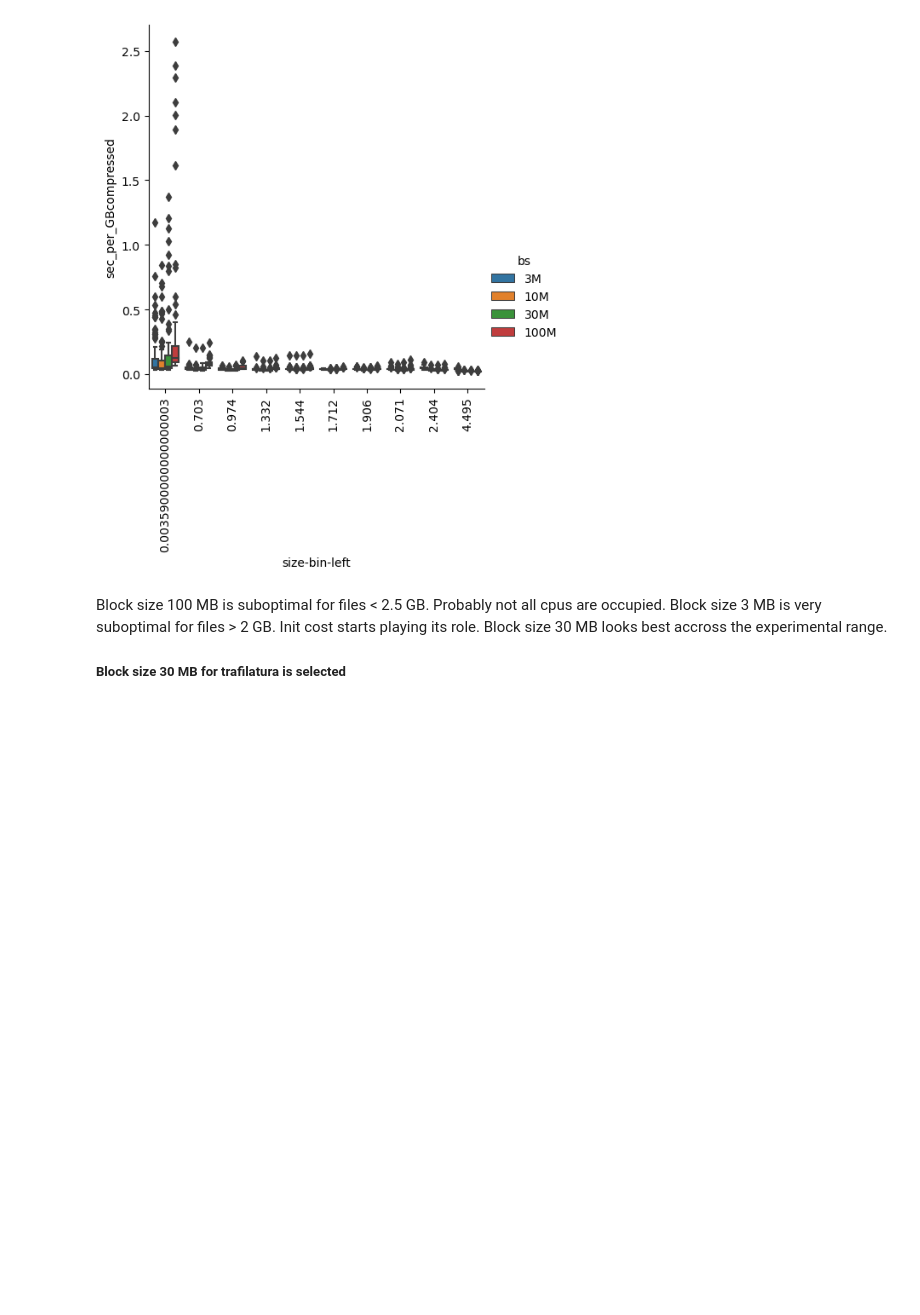
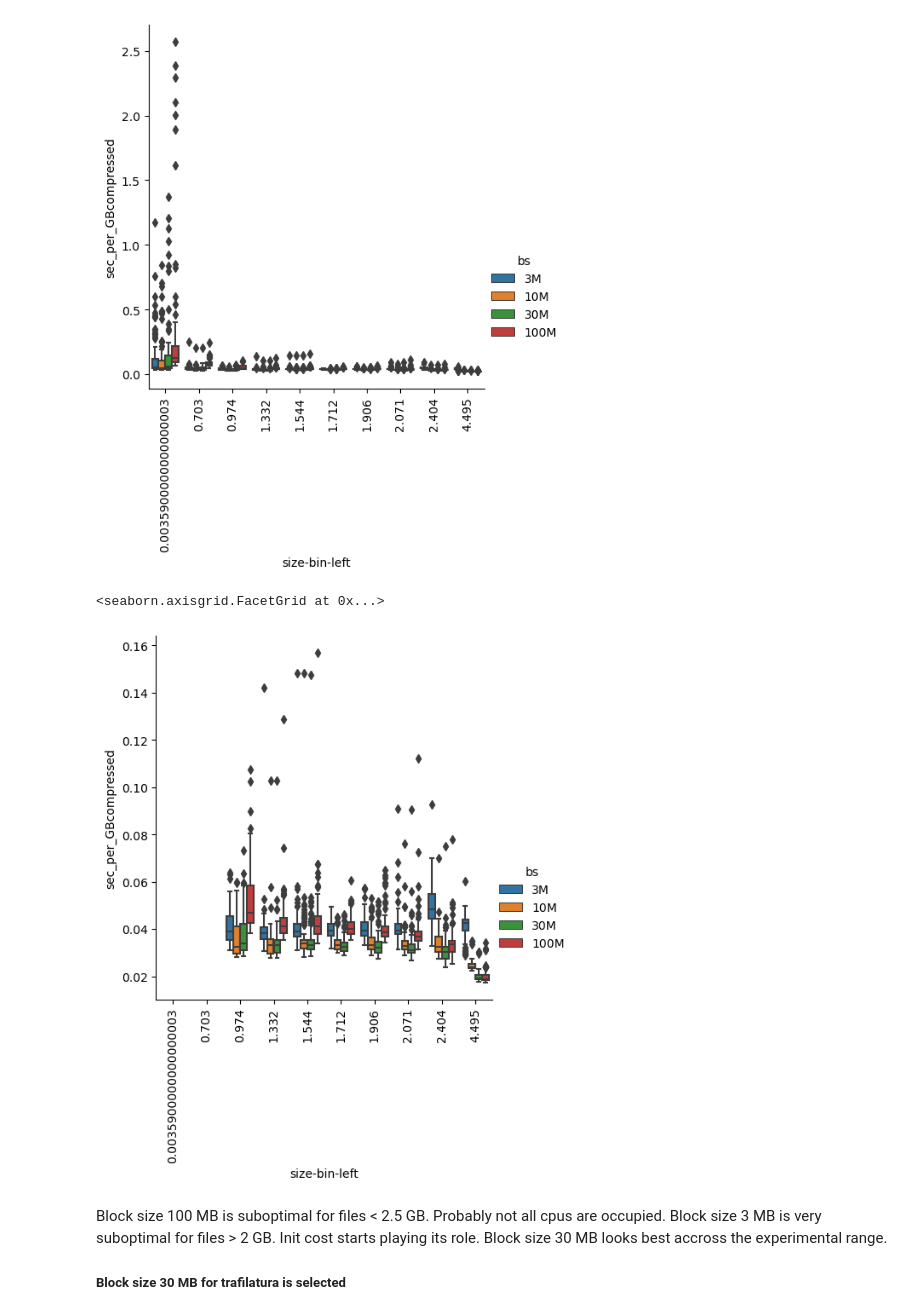
Before and after one commit to hplt-project/warc2text-runner, a Jupyter notebook: two/stage2_hypers/select_hypers.ipynb, the cells around one changed output. Saved outputs shown, nothing was run; the diff lists cells and outputs as text; code cells hidden in the pictures; blank space fills up the shorter version.

```diff
--- a/two/stage2_hypers/select_hypers.ipynb
+++ b/two/stage2_hypers/select_hypers.ipynb
@@ -31,6 +31,12 @@ g.set_xticklabels(rotation=90)
 # %% [output]
 <seaborn.axisgrid.FacetGrid at 0x...>
 [figure]
+# %%
+g =  sns.catplot(data=df.query('size>2**20'), x='size-bin-left', y='sec_per_GBcompressed', hue='bs', kind='box')
+g.set_xticklabels(rotation=90)
+# %% [output]
+<seaborn.axisgrid.FacetGrid at 0x...>
+[figure, added]
 # %% [markdown]
 Block size 100 MB is suboptimal for files < 2.5 GB. Probably not all cpus are occupied.
 Block size 3 MB is very suboptimal for files > 2 GB. Init cost starts playing its role.
```
Also changed, not shown: parts of 2 cells of this notebook.
